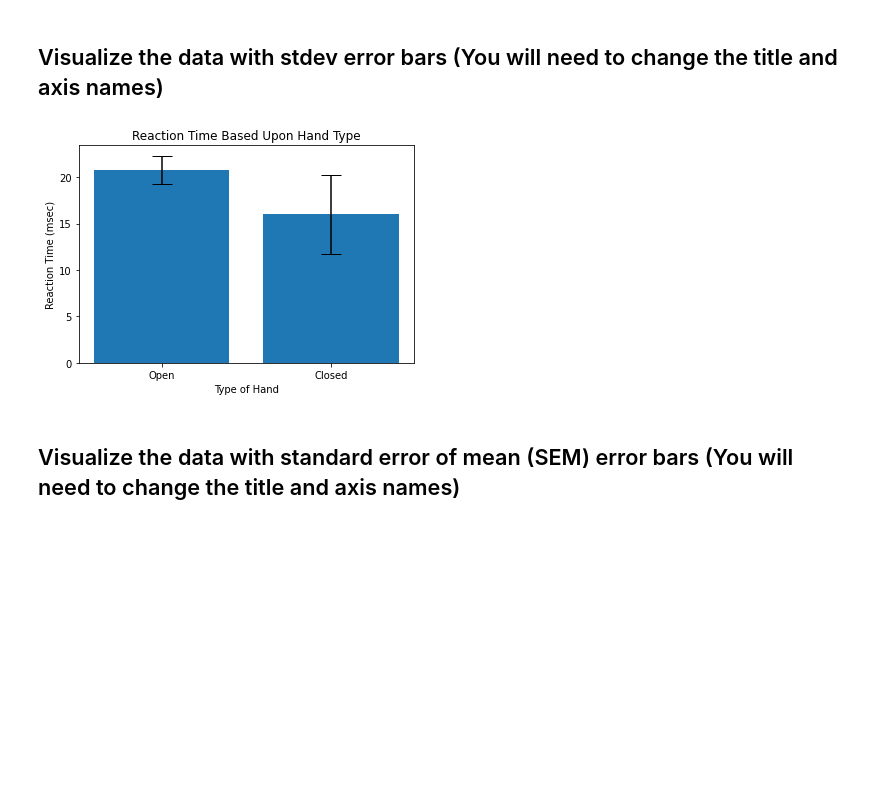
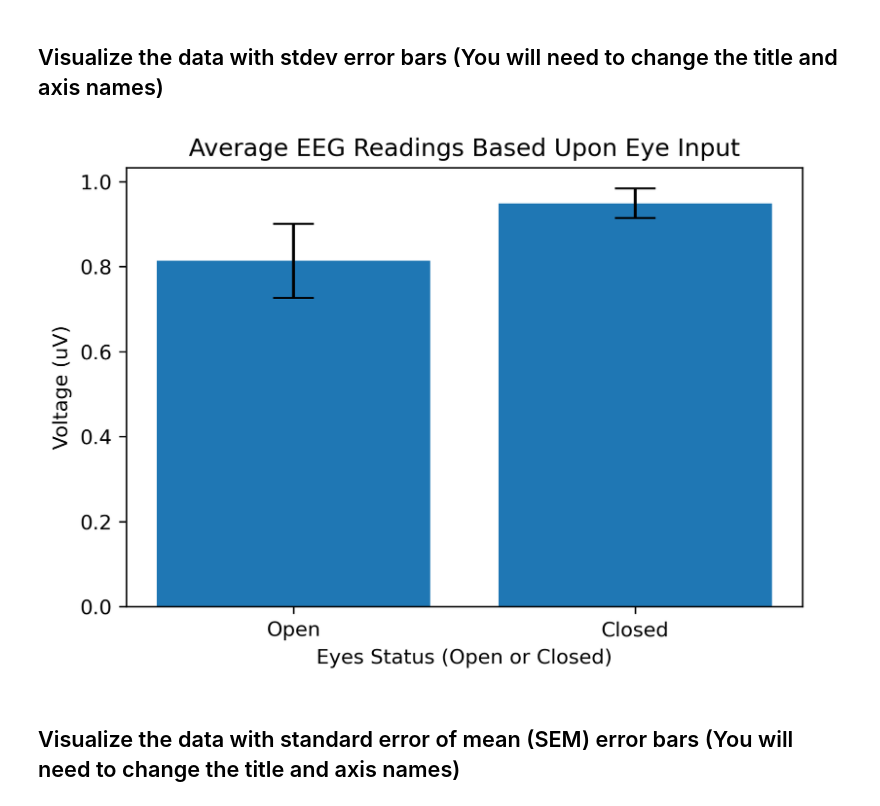
Before and after one commit to ProfOak7/Tutorials, a Jupyter notebook: Columngraphs_withttest.ipynb, the cells around one changed output. Saved outputs shown, nothing was run; the diff lists cells and outputs as text; code cells hidden in the pictures; blank space fills up the shorter version.

```diff
--- a/Columngraphs_withttest.ipynb
+++ b/Columngraphs_withttest.ipynb
@@ -27,5 +27,11 @@ from statistics import mean, stdev
 import matplotlib.pyplot as plt
 #include if using a jupyter notebook, remove if using a .py file
 %matplotlib inline
+# %%
+#Optional - Set figure resolution to 300dpi
+import matplotlib as mpl
+%matplotlib inline
+plt.rcParams['figure.dpi'] = 300
+plt.rcParams['savefig.dpi'] = 300
 # %% [markdown]
 ## Enter actual data here (you will need to change the numbers based upon your dataset)
@@ -36,3 +38,7 @@ Closed = [18.4, 14.9, 20.2, 10.5]
+# %%
+# data
+Open = [0.905, .8 ,.7, .85]
+Closed = [0.965, .9, .95, .98]
 # %% [markdown]
 ## Calculate mean and stdev automatically using the following code:
 # %%
@@ -52,13 +58,13 @@ Closed_sem = sem(Closed)
 # %%
 # build a bar plot
 plt.bar(['Open', 'Closed'],[Open_mean, Closed_mean], yerr=[Open_stdev, Closed_stdev], capsize=10)
-plt.xlabel('Type of Hand')
-plt.ylabel('Reaction Time (msec)')
-plt.title('Reaction Time Based Upon Hand Type')
+plt.xlabel('Eyes Status (Open or Closed)')
+plt.ylabel('Voltage (uV)')
+plt.title('Average EEG Readings Based Upon Eye Input')
 plt.savefig('plot.png')
 plt.show()
 # %% [output]
-[figure, old version]
+[figure, new version]
 # %% [markdown]
 ## Visualize the data with standard error of mean (SEM) error bars (You will need to change the title and axis names)
 # %%
```
Also changed, not shown: parts of 3 cells of this notebook.
